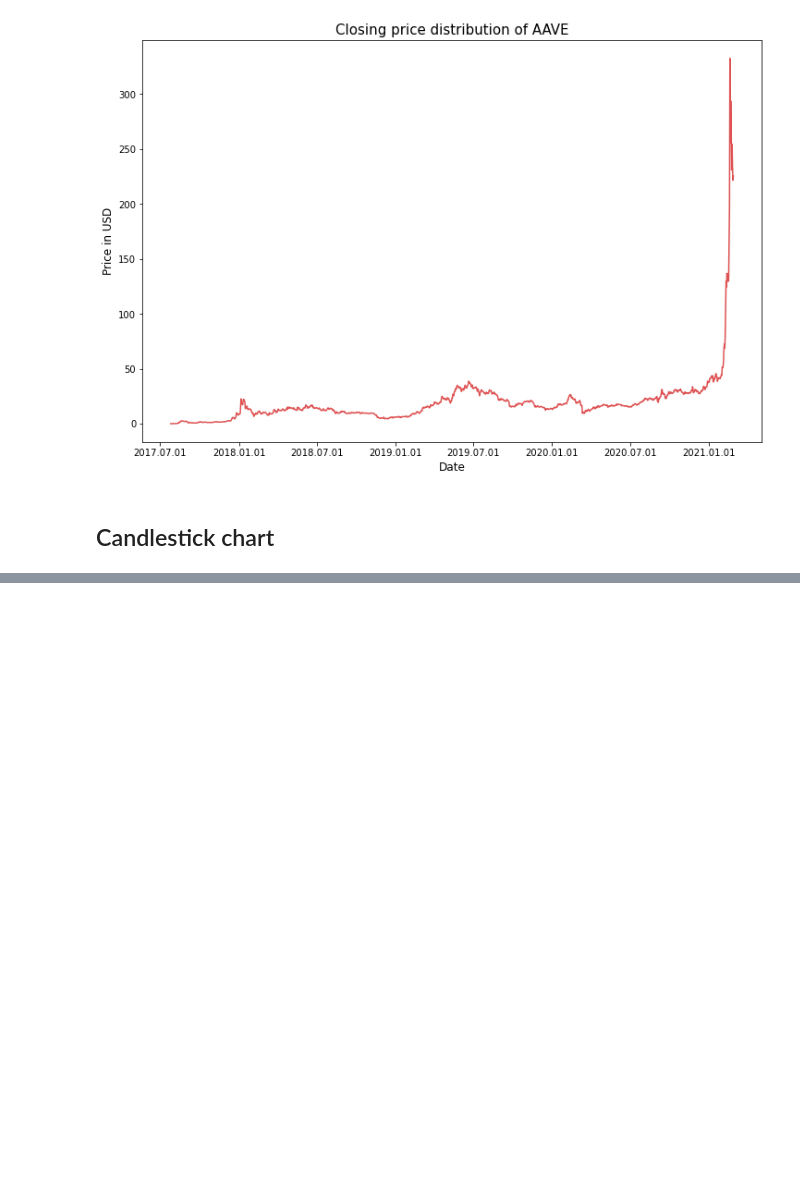
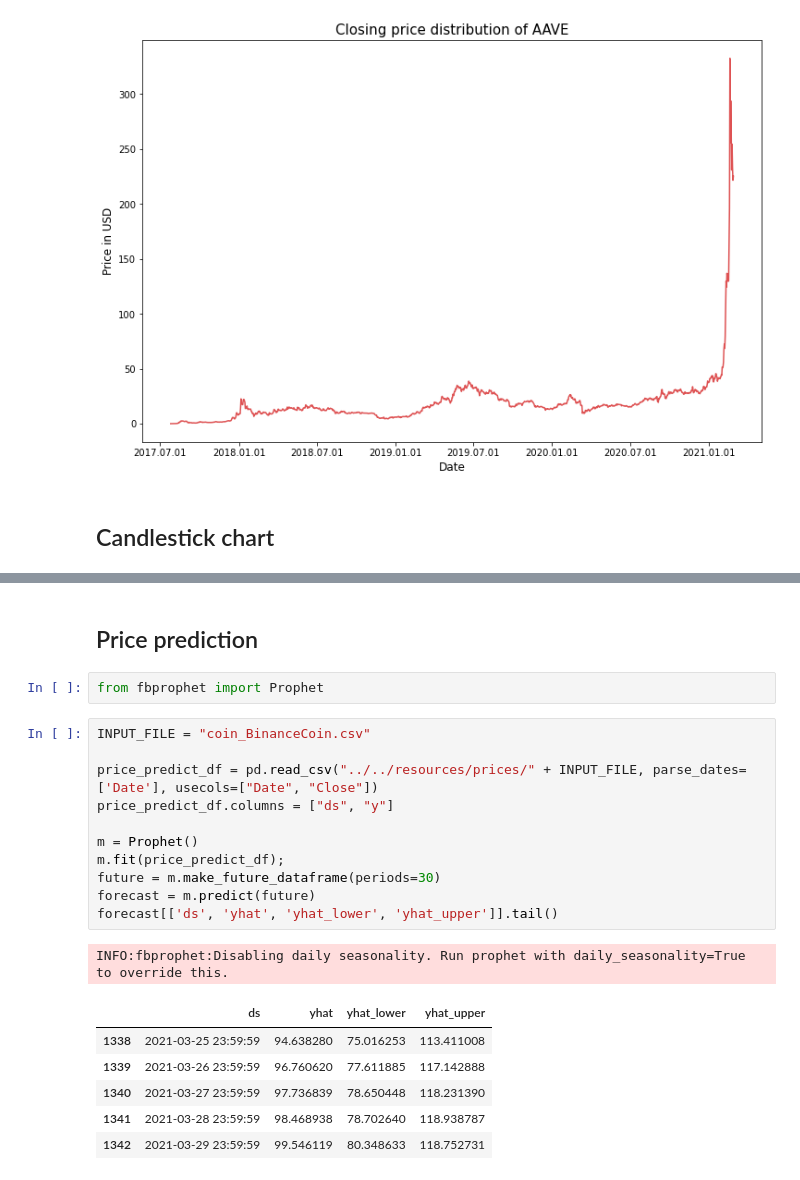
Before and after one commit to ArtTucker/crypto_prices_ML, a Jupyter notebook: preprocessing/by_coin/binance_preprocessing.ipynb, the cells around one changed output, grey strips where cells are left out. Cells and saved outputs as stored; diff of their text form; blank space fills up the shorter version.

```diff
--- a/preprocessing/by_coin/binance_preprocessing.ipynb
+++ b/preprocessing/by_coin/binance_preprocessing.ipynb
@@ -136,3 +135,26 @@ mpf.plot(temp_bnb_df)
  ================================================================
   category=UserWarning)
 [figure]
+# %% [markdown]
+## Price prediction
+# %%
+from fbprophet import Prophet
+# %%
+INPUT_FILE = "coin_BinanceCoin.csv"
+
+price_predict_df = pd.read_csv("../../resources/prices/" + INPUT_FILE, parse_dates=['Date'], usecols=["Date", "Close"])
+price_predict_df.columns = ["ds", "y"]
+
+m = Prophet()
+m.fit(price_predict_df);
+future = m.make_future_dataframe(periods=30)
+forecast = m.predict(future)
+forecast[['ds', 'yhat', 'yhat_lower', 'yhat_upper']].tail()
+# %% [output]
+INFO:fbprophet:Disabling daily seasonality. Run prophet with daily_seasonality=True to override this.
+|  | ds | yhat | yhat_lower | yhat_upper |
+| 1338 | 2021-03-25 23:59:59 | 94.638280 | 75.016253 | 113.411008 |
+| 1339 | 2021-03-26 23:59:59 | 96.760620 | 77.611885 | 117.142888 |
+| 1340 | 2021-03-27 23:59:59 | 97.736839 | 78.650448 | 118.231390 |
+| 1341 | 2021-03-28 23:59:59 | 98.468938 | 78.702640 | 118.938787 |
+| 1342 | 2021-03-29 23:59:59 | 99.546119 | 80.348633 | 118.752731 |
```
Also changed, not shown: parts of 7 cells of this notebook.
